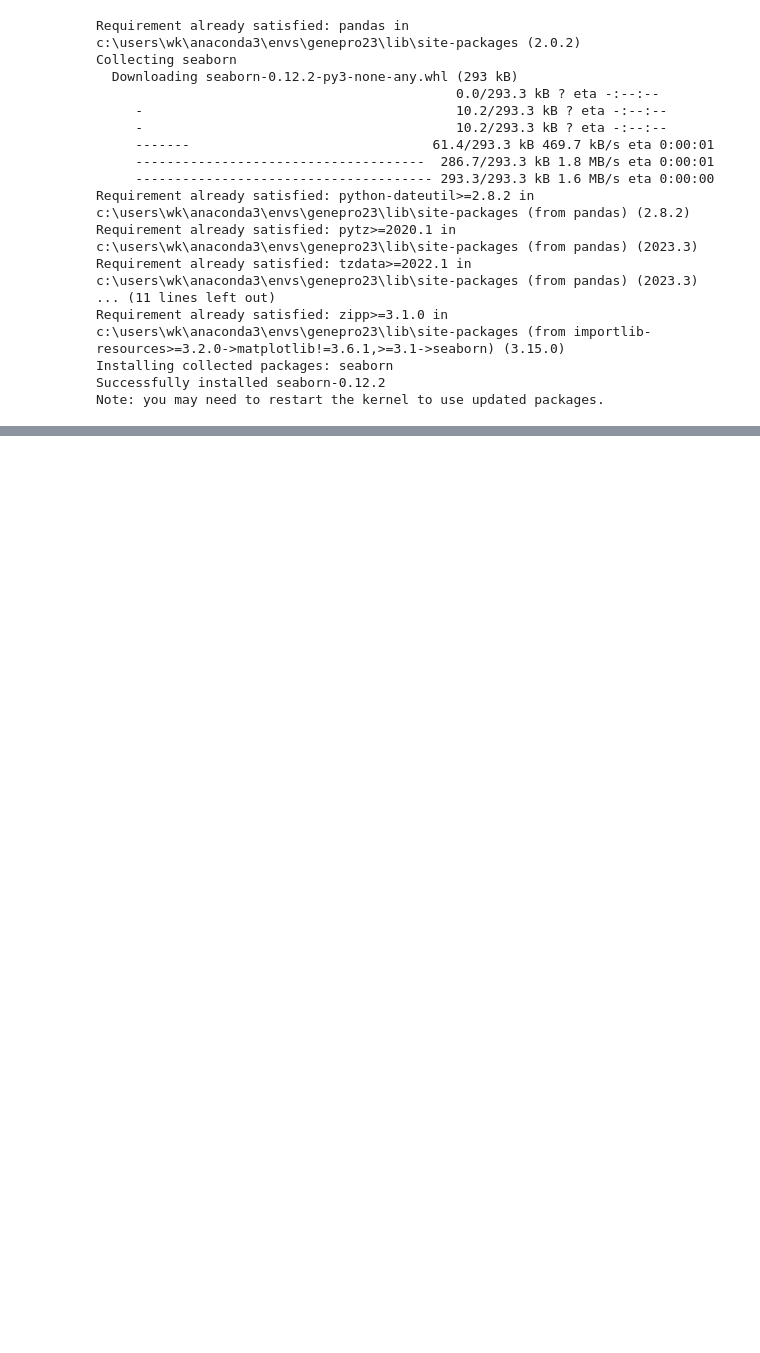
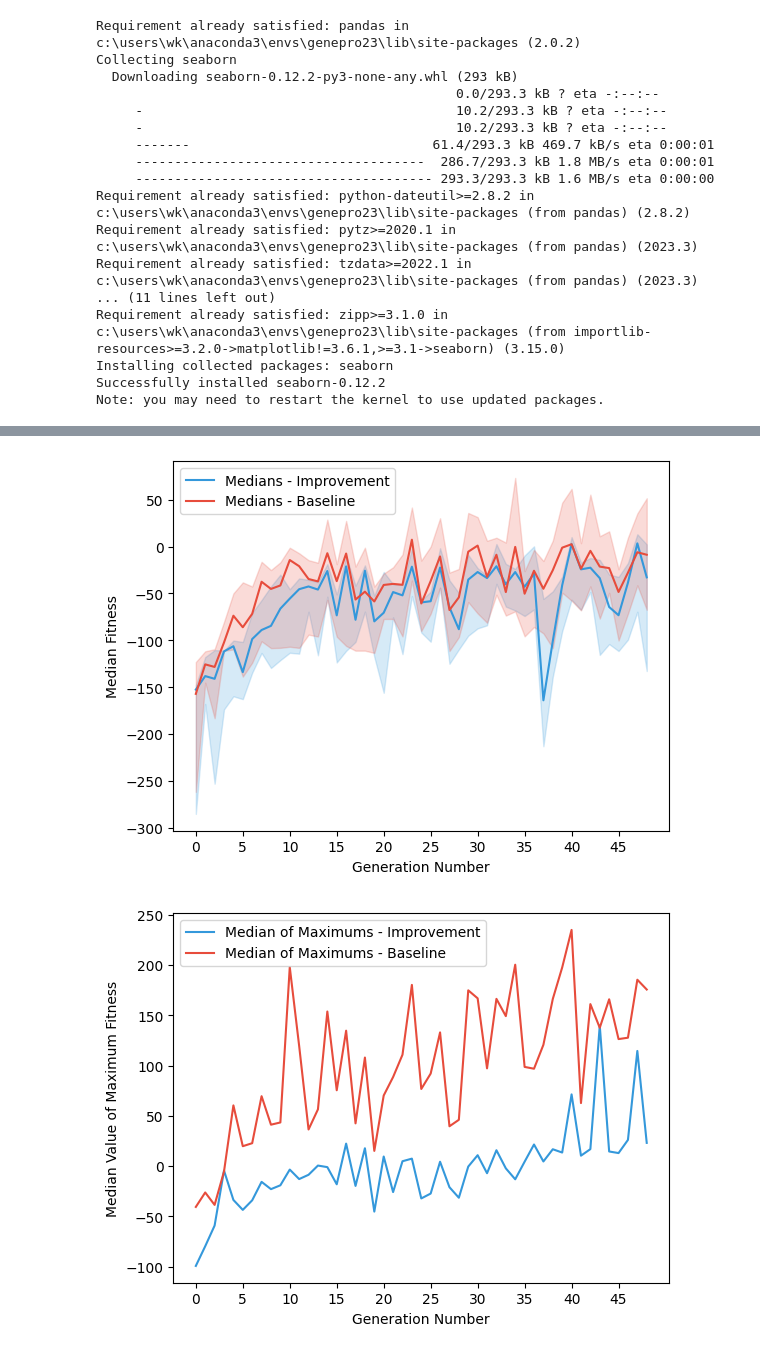
Before and after one commit to justanotherariel/EA-group-8, a Jupyter notebook: plots.ipynb, the cells around one changed output, grey strips where cells are left out. Saved outputs shown, nothing was run; the diff lists cells and outputs as text; code cells hidden in the pictures; blank space fills up the shorter version.

```diff
--- a/plots.ipynb
+++ b/plots.ipynb
@@ -89,32 +90,35 @@ def plot_data(directory1: Path, directory2: Path, mode: str):
     elif mode == 'Median of Maximums':
         data_func = pd.DataFrame.max
         ylabel = 'Median Value of Maximum Fitness'
     else:
         raise ValueError("Invalid mode. Choose either 'medians' or 'median_of_max'.")
 
     fitness_data1 = [pd.read_csv(file, delimiter='\t', lineterminator='\n') for file in fitness_files1]
     fitness_data2 = [pd.read_csv(file, delimiter='\t', lineterminator='\n') for file in fitness_files2]
 
     result_data1 = data_func(pd.concat(fitness_data1, axis=1), axis=1)
     result_data2 = data_func(pd.concat(fitness_data2, axis=1), axis=1)
 
     # plt.figure(figsize=(8, 6))
     plt.plot(result_data1, color="#3498db", label=f"{mode} - Improvement")
     plt.plot(result_data2, color="#e74c3c", label=f"{mode} - Baseline")
     if mode == 'Medians':
         quartile_25_1, quartile_75_1 = pd.concat(fitness_data1, axis=1).quantile(0.25, axis=1), pd.concat(fitness_data1, axis=1).quantile(0.75, axis=1)
         quartile_25_2, quartile_75_2 = pd.concat(fitness_data2, axis=1).quantile(0.25, axis=1), pd.concat(fitness_data2, axis=1).quantile(0.75, axis=1)
         plt.fill_between(quartile_25_1.index, quartile_25_1, quartile_75_1, color="#3498db", alpha=0.2)
         plt.fill_between(quartile_25_2.index, quartile_25_2, quartile_75_2, color="#e74c3c", alpha=0.2)
     plt.xlabel('Generation Number')
     plt.ylabel(ylabel)
     plt.legend(loc="upper left")
     plt.xticks(np.arange(0, len(result_data1.index) + 1, 5))
     plt.savefig(f'{mode}_plot.png', dpi=300)
     plt.show()
 
-elite_results_directory = Path("/home/ariel/University/master/4th-quarter_2023S/evolutionary-algorithms/project-impl-2/elite-results")
-baseline_results_directory = Path("/home/ariel/University/master/4th-quarter_2023S/evolutionary-algorithms/project-impl-2/baseline-results")
+elite_results_directory = Path("/home/rweis/EA-group-8/")
+baseline_results_directory = Path("/home/rweis/EA-group-8/Baseline/")
 
 plot_data(elite_results_directory, baseline_results_directory, 'Medians')
 plot_data(elite_results_directory, baseline_results_directory, 'Median of Maximums')
+# %% [output]
+[figure, added]
+[figure, added]
```
Also changed, not shown: parts of 1 cell of this notebook, 1 other file.
